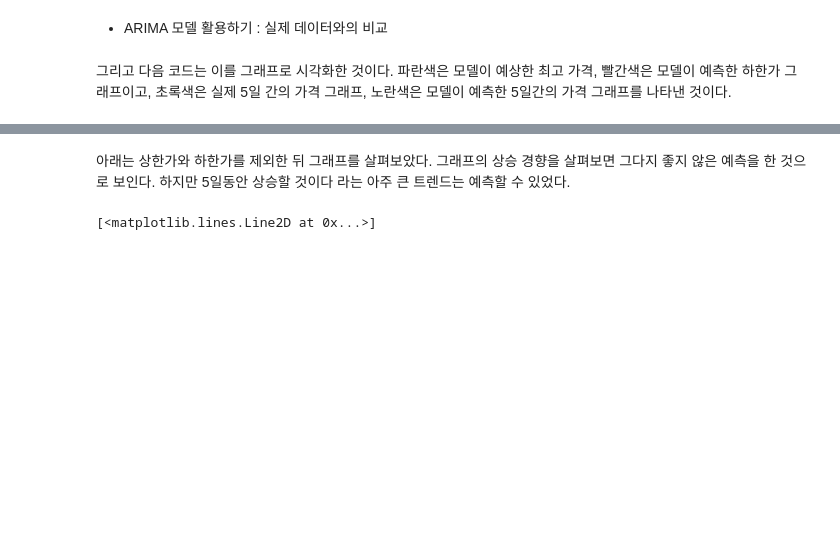
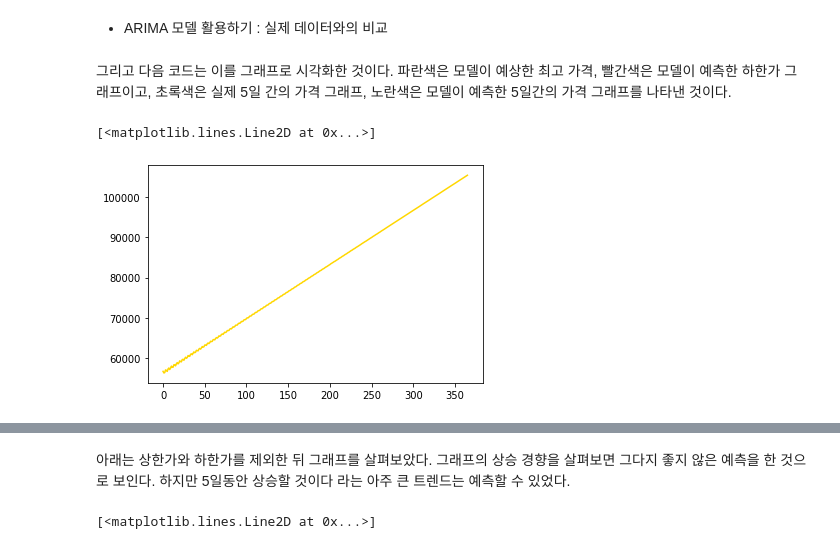
Before and after one commit to jaeyoon89/python_data_analysis, a Jupyter notebook: 2021_bitcoin_prediction.ipynb, the cells around one changed output, grey strips where cells are left out. Cells and saved outputs as stored; diff of their text form; code cells hidden in the pictures; blank space fills up the shorter version.

```diff
--- a/2021_bitcoin_prediction.ipynb
+++ b/2021_bitcoin_prediction.ipynb
@@ -161,3 +161,8 @@ for lower_upper in forecast_data[2]:
     pred_y_upper.append(upper)
 # %% [markdown]
 그리고 다음 코드는 이를 그래프로 시각화한 것이다. 파란색은 모델이 예상한 최고 가격, 빨간색은 모델이 예측한 하한가 그래프이고, 초록색은 실제 5일 간의 가격 그래프, 노란색은 모델이 예측한 5일간의 가격 그래프를 나타낸 것이다.
+# %%
+plt.plot(pred_y, color="gold")
+# %% [output]
+[<matplotlib.lines.Line2D at 0x...>]
+[figure, added]
```
Also changed, not shown: parts of 10 cells of this notebook.
